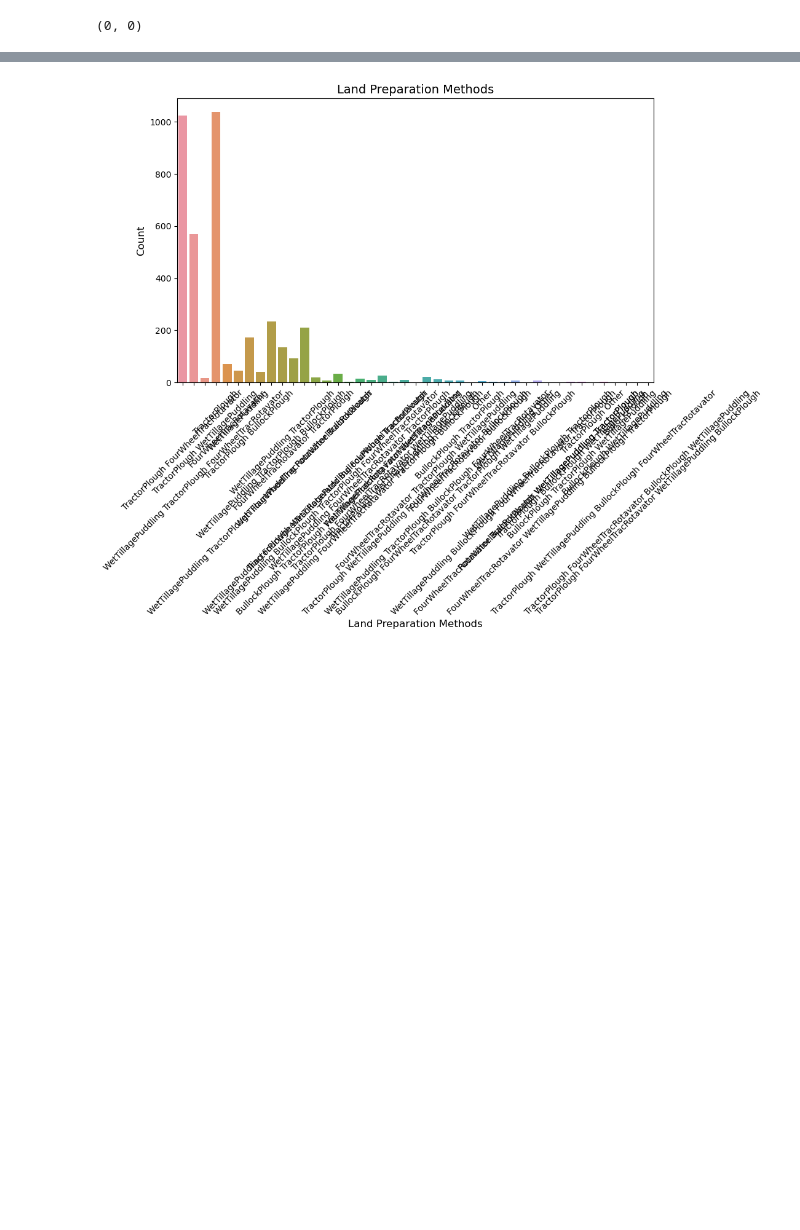
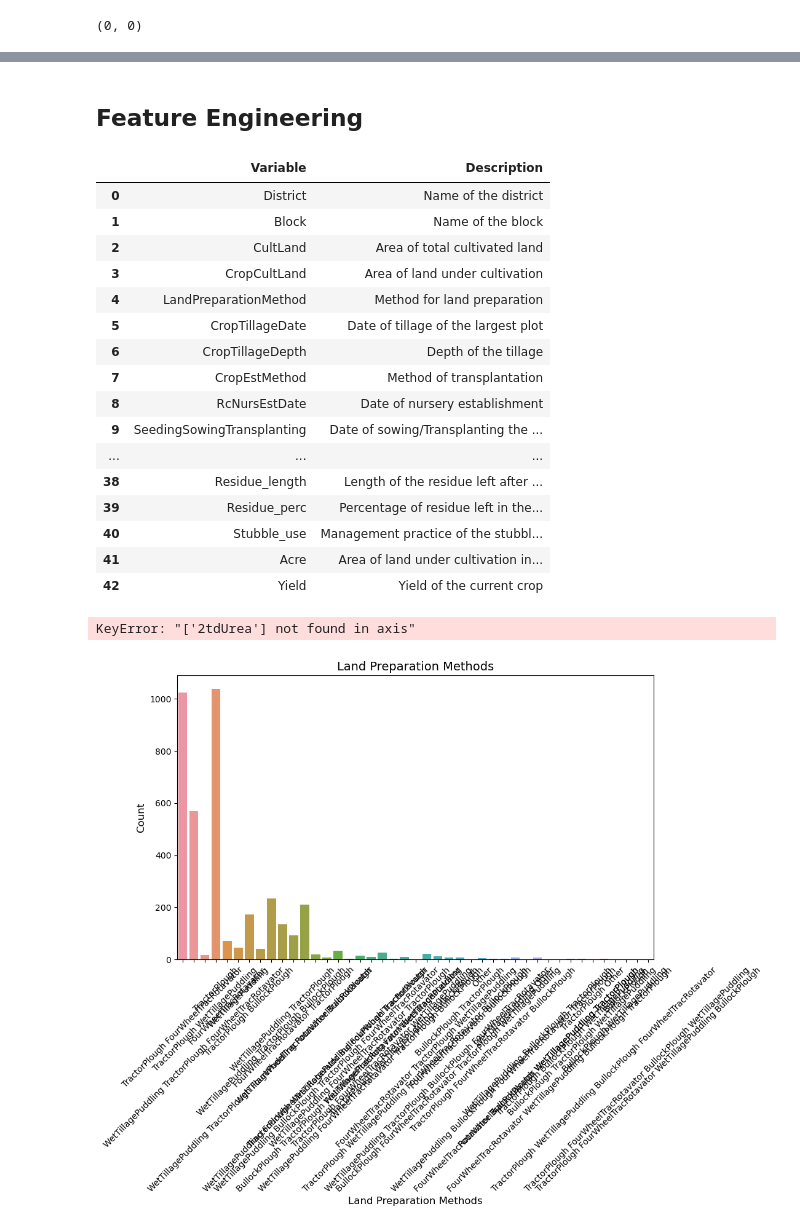
Before and after one commit to ashioyajotham/Zindi-Solutions, a Jupyter notebook: digital-green-crop-yield-estimate-challenge20230912-4562-1bbmstk/crop_yield_estimate.ipynb, the cells around one changed output, grey strips where cells are left out. Cells and saved outputs as stored; diff of their text form; code cells hidden in the pictures; blank space fills up the shorter version.

```diff
--- a/digital-green-crop-yield-estimate-challenge20230912-4562-1bbmstk/crop_yield_estimate.ipynb
+++ b/digital-green-crop-yield-estimate-challenge20230912-4562-1bbmstk/crop_yield_estimate.ipynb
@@ -27,6 +27,7 @@ The dataset has 0 duplicate rows.
 
 The dataset has 20803 missing values.
 # %%
+pd.set_option('display.max_columns', None)
 test = pd.read_csv('Test.csv')
 test.head()
 # %% [output]
@@ -108,0 +100,3 @@ train.head()
+# %%
+pd.set_option('display.max_columns', None)
+train.head()
@@ -109,3 +110,63 @@ train.head()
+# %% [markdown]
+## Feature Engineering
+# %%
+pd.set_option('display.max_rows', None)
+pd.set_option('display.max_colwidth', None)
+var = pd.read_csv('VariableDescription.csv')
+var
+# %% [output]
+|  | Variable | Description |
+| 0 | District | Name of the district |
+| 1 | Block | Name of the block |
+| 2 | CultLand | Area of total cultivated land |
+| 3 | CropCultLand | Area of land under cultivation |
+| 4 | LandPreparationMethod | Method for land preparation |
+| 5 | CropTillageDate | Date of tillage of the largest plot |
+| 6 | CropTillageDepth | Depth of the tillage |
+| 7 | CropEstMethod | Method of transplantation |
+| 8 | RcNursEstDate | Date of nursery establishment |
+| 9 | SeedingSowingTransplanting | Date of sowing/Transplanting the ... |
+| ... | ... | ... |
+| 38 | Residue_length | Length of the residue left after ... |
+| 39 | Residue_perc | Percentage of residue left in the... |
+| 40 | Stubble_use | Management practice of the stubbl... |
+| 41 | Acre | Area of land under cultivation in... |
+| 42 | Yield | Yield of the current crop |
+# %%
+# We can generate new features from the existing ones ie feature engineering
+# Block and district can be combined to form a new feature called block_district
+train['block_district'] = train['District'] + '_' + train['Block']
+
+# Drop the original columns
+train.drop(['District', 'Block'], axis=1, inplace=True)
+
+# Do the same for test data
+test['block_district'] = test['District'] + '_' + test['Block']
+test.drop(['District', 'Block'], axis=1, inplace=True)
+
+# We can get the bare land area by subtracting the total area from the net sown area
+train['bare_land_area'] = train['CultLand'] - train['CropCultLand']
+test['bare_land_area'] = test['CultLand'] - test['CropCultLand']
+
+# Basal fertilizers are applied before sowing the seeds
+# Top dressing fertilizers are applied after sowing the seeds
+# We can get the total fertilizers applied by adding the basal and top dressing fertilizers
+train['total_fertilizer_applied'] = train['BasalUrea'] + train['BasalDAP'] + train['1tdUrea']
+test['total_fertilizer_applied'] = test['BasalUrea'] + test['BasalDAP'] + test['1tdUrea']
+
+# Drop the original columns
+train.drop(['BasalUrea', 'BasalDAP', '1tdUrea'], axis=1, inplace=True)
+test.drop(['BasalUrea', 'BasalDAP', '1tdUrea'], axis=1, inplace=True)
+
+# Amount of organic manure applied
+train['organic_manure_applied'] = train['Ganaura'] + train['CropOrgFYM']
+test['organic_manure_applied'] = test['Ganaura'] + test['CropOrgFYM']
+
+# Drop the original columns
+train.drop(['Ganaura', 'CropOrgFYM'], axis=1, inplace=True)
+test.drop(['Ganaura', 'CropOrgFYM'], axis=1, inplace=True)
+# %% [output]
+KeyError: "['2tdUrea'] not found in axis"
 # %%
 # Land Prep Methods
 plt.figure(figsize=(10, 6))
```
Also changed, not shown: parts of 2 cells of this notebook, 2 other files.
